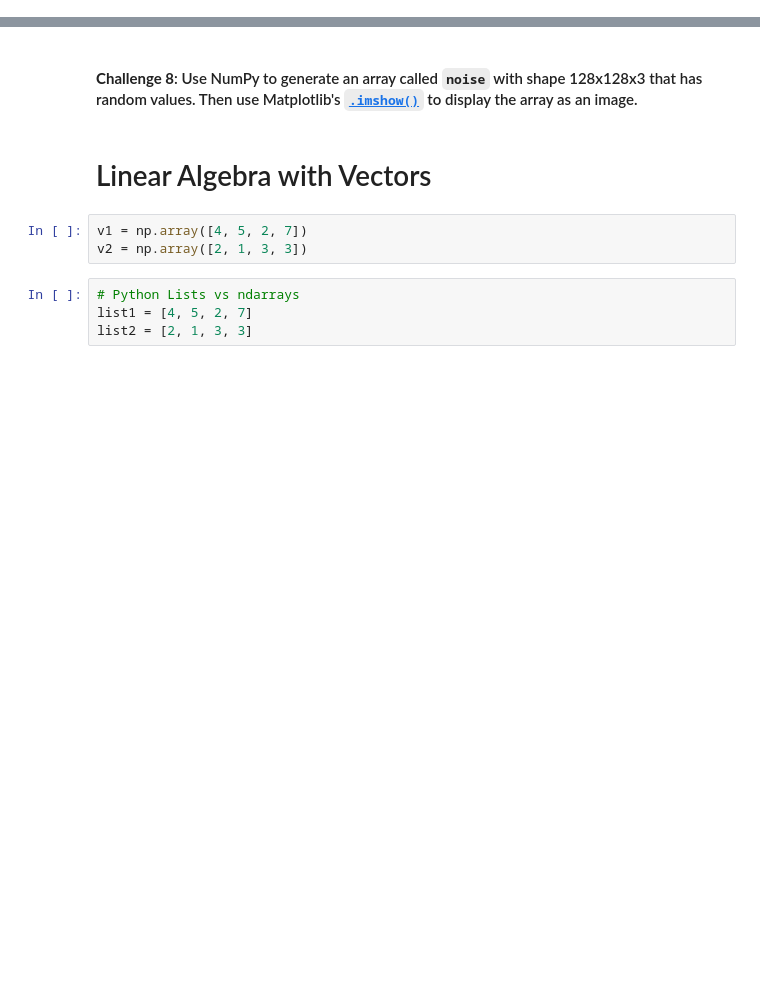
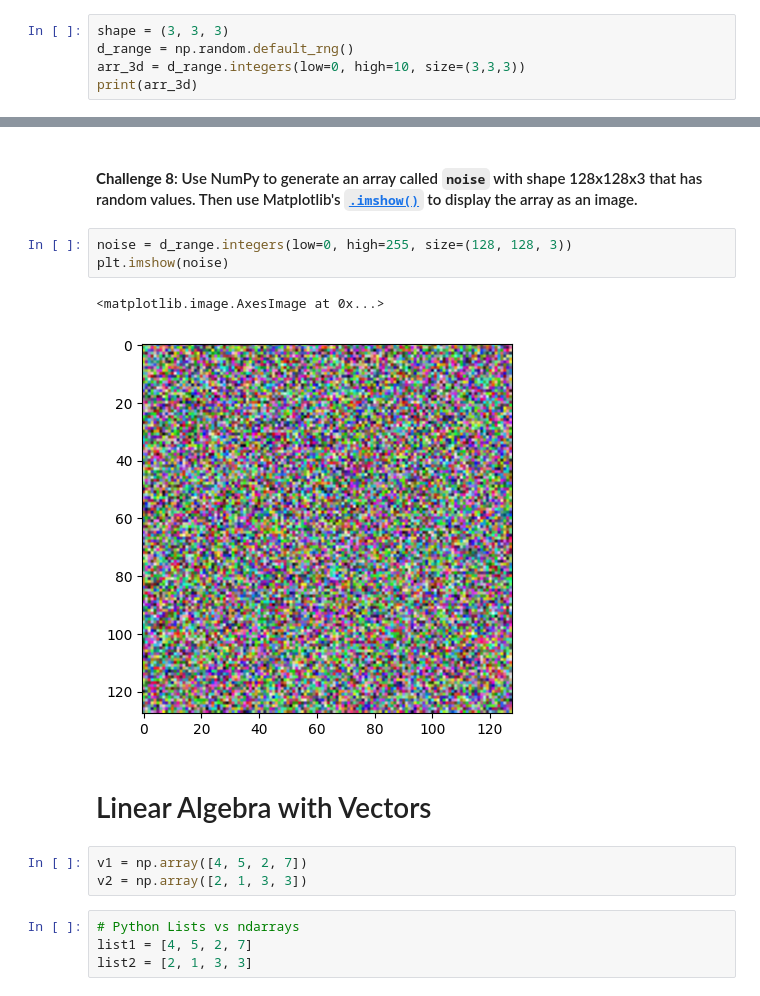
Before and after one commit to Xor01/NumPy-ImageManipulation, a Jupyter notebook: Computation_with_NumPy_and_N_Dimensional_Arrays.ipynb, the cells around one changed output, grey strips where cells are left out. Saved outputs shown, nothing was run; the diff lists cells and outputs as text; blank space fills up the shorter version.

```diff
--- a/Computation_with_NumPy_and_N_Dimensional_Arrays.ipynb
+++ b/Computation_with_NumPy_and_N_Dimensional_Arrays.ipynb
@@ -132,3 +163,8 @@ https://numpy.org/devdocs/user/absolute_beginners.html#how-to-reverse-an-array)
 #### **Challenge 5**: Use NumPy to generate a 3x3x3 array with random numbers
 
 Hint: Use the [`.random()` function](https://numpy.org/doc/stable/reference/random/index.html?highlight=random#module-numpy.random)
+# %%
+shape = (3, 3, 3)
+d_range = np.random.default_rng()
+arr_3d = d_range.integers(low=0, high=10, size=(3,3,3))
+print(arr_3d)
@@ -139,5 +198,11 @@ Hint: Use the [`.random()` function](https://numpy.org/doc/stable/reference/rand
 # %% [markdown]
 #### **Challenge 8**: Use NumPy to generate an array called `noise` with shape 128x128x3 that has random values. Then use Matplotlib's [`.imshow()`](https://matplotlib.org/3.1.1/api/_as_gen/matplotlib.pyplot.imshow.html) to display the array as an image.
+# %%
+noise = d_range.integers(low=0, high=255, size=(128, 128, 3))
+plt.imshow(noise)
+# %% [output]
+<matplotlib.image.AxesImage at 0x...>
+[figure, added]
 # %% [markdown]
 # Linear Algebra with Vectors
 # %%
```
Also changed, not shown: parts of 8 cells of this notebook.
